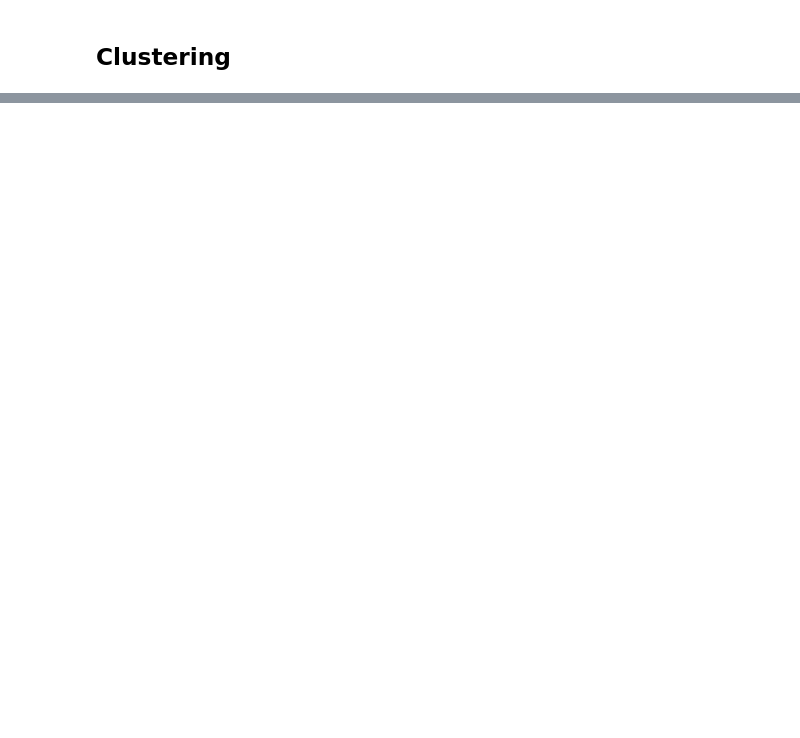
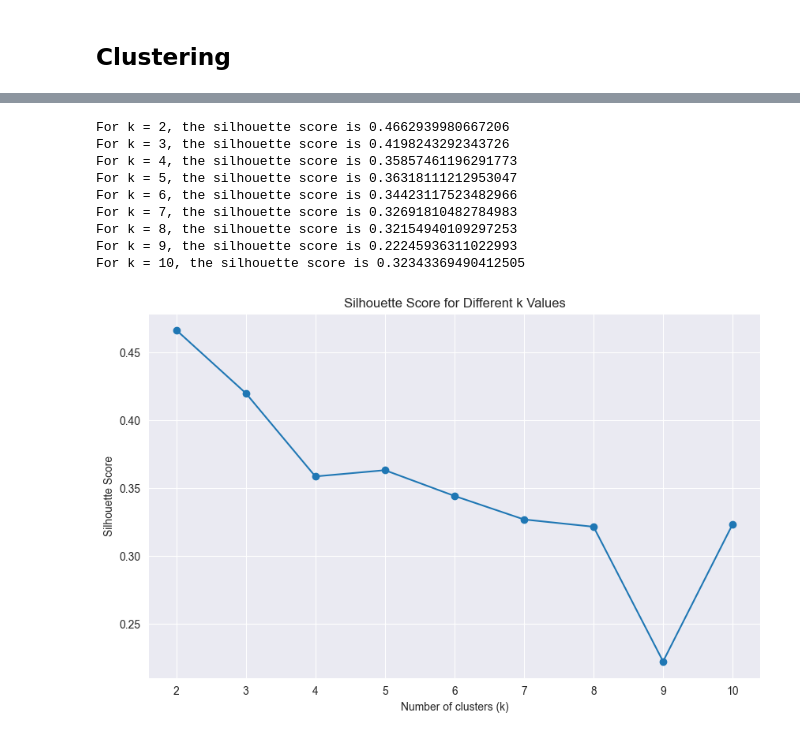
Before and after one commit to Bourkupine/cs4168-Project, a Jupyter notebook: clustering.ipynb, the cells around one changed output, grey strips where cells are left out. Drawn from its saved outputs; the diff is of its cells as text; code cells hidden in the pictures; blank space fills up the shorter version.

```diff
--- a/clustering.ipynb
+++ b/clustering.ipynb
@@ -44,0 +142,29 @@ df.head()
+# %%
+silhouette_scores = []
+for k in range(2,11):
+    kmeans = KMeans(n_clusters=k, random_state=42, n_init=10)
+    cluster_labels = kmeans.fit_predict(preprocessed_data)
+    silhouette_avg = silhouette_score(preprocessed_data, cluster_labels)
+    silhouette_scores.append(silhouette_avg)
+    print(f"For k = {k}, the silhouette score is {silhouette_avg}")
+
+# Plot silhouette scores
+plt.figure(figsize=(10, 6))
+plt.plot(range(2, 11), silhouette_scores, marker='o')
+plt.title('Silhouette Score for Different k Values')
+plt.xlabel('Number of clusters (k)')
+plt.ylabel('Silhouette Score')
+plt.xticks(range(2, 11))
+plt.grid(True)
+plt.show()
+# %% [output]
+For k = 2, the silhouette score is 0.4662939980667206
+For k = 3, the silhouette score is 0.4198243292343726
+For k = 4, the silhouette score is 0.35857461196291773
+For k = 5, the silhouette score is 0.36318111212953047
+For k = 6, the silhouette score is 0.34423117523482966
+For k = 7, the silhouette score is 0.32691810482784983
+For k = 8, the silhouette score is 0.32154940109297253
+For k = 9, the silhouette score is 0.22245936311022993
+For k = 10, the silhouette score is 0.32343369490412505
+[figure, added]
```
Also changed, not shown: parts of 32 cells of this notebook.
